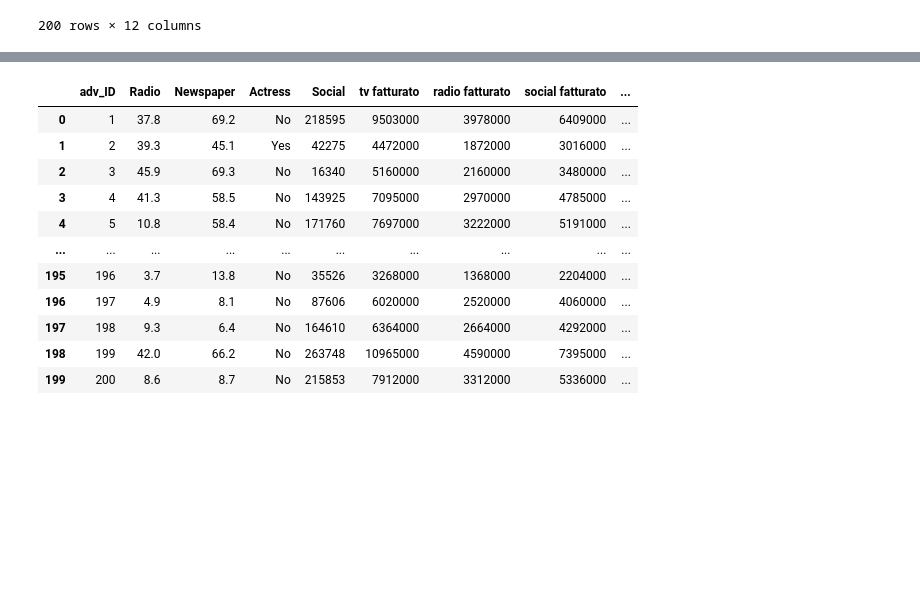
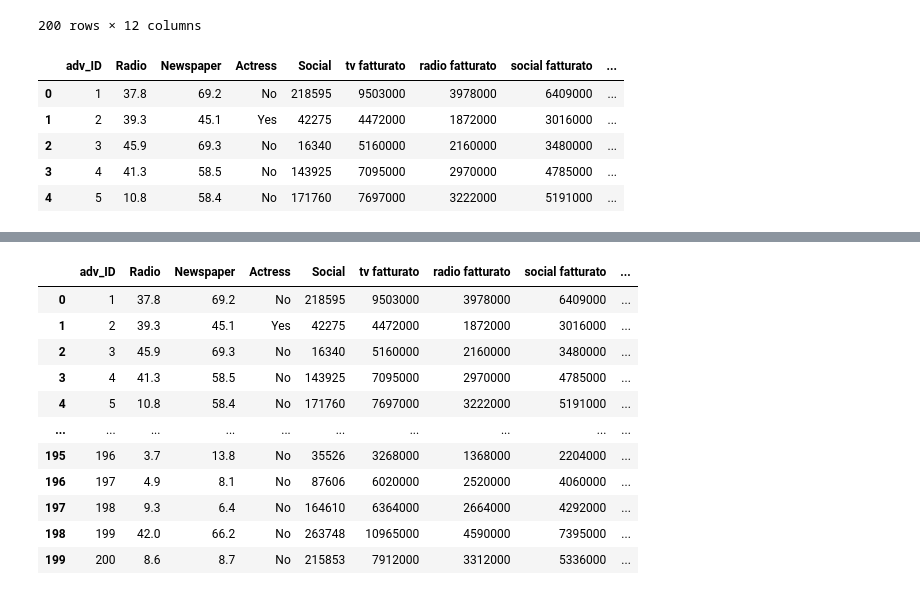
Before and after one commit to epuntata/daita-final-project, a Jupyter notebook: 04_data_exploration.ipynb, the cells around one changed output, grey strips where cells are left out. Drawn from its saved outputs; the diff is of its cells as text; code cells hidden in the pictures; blank space fills up the shorter version.

```diff
--- a/04_data_exploration.ipynb
+++ b/04_data_exploration.ipynb
@@ -23,3 +23,12 @@ dataframe
 | 198 | 199 | 42.0 | 66.2 | No | 263748 | 10965000 | 4590000 | 7395000 | ... |
 | 199 | 200 | 8.6 | 8.7 | No | 215853 | 7912000 | 3312000 | 5336000 | ... |
 200 rows × 12 columns
+# %%
+dataframe.head()
+# %% [output]
+|  | adv_ID | Radio | Newspaper | Actress | Social | tv fatturato | radio fatturato | social fatturato | ... |
+| 0 | 1 | 37.8 | 69.2 | No | 218595 | 9503000 | 3978000 | 6409000 | ... |
+| 1 | 2 | 39.3 | 45.1 | Yes | 42275 | 4472000 | 1872000 | 3016000 | ... |
+| 2 | 3 | 45.9 | 69.3 | No | 16340 | 5160000 | 2160000 | 3480000 | ... |
+| 3 | 4 | 41.3 | 58.5 | No | 143925 | 7095000 | 2970000 | 4785000 | ... |
+| 4 | 5 | 10.8 | 58.4 | No | 171760 | 7697000 | 3222000 | 5191000 | ... |
```
Also changed, not shown: parts of 2 cells of this notebook, 1 other file.
